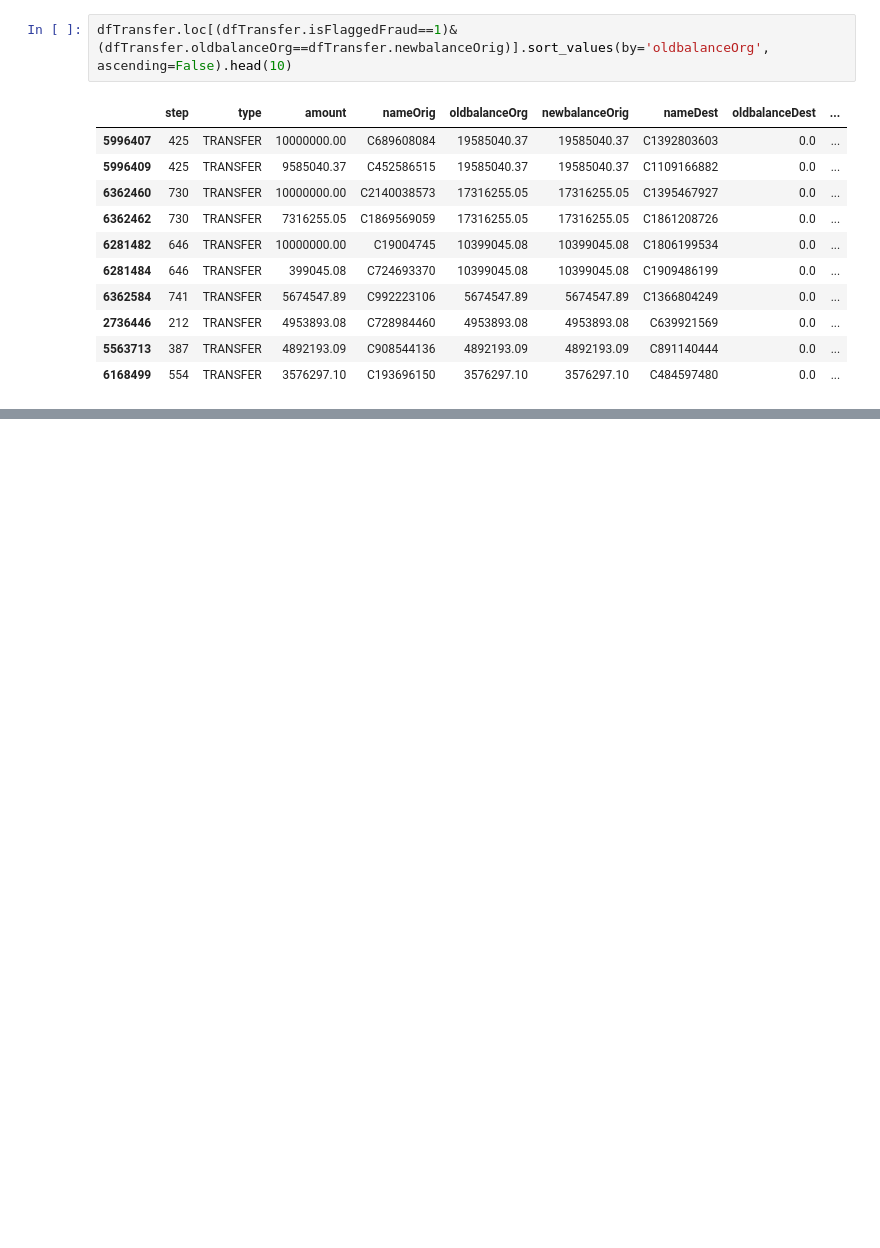
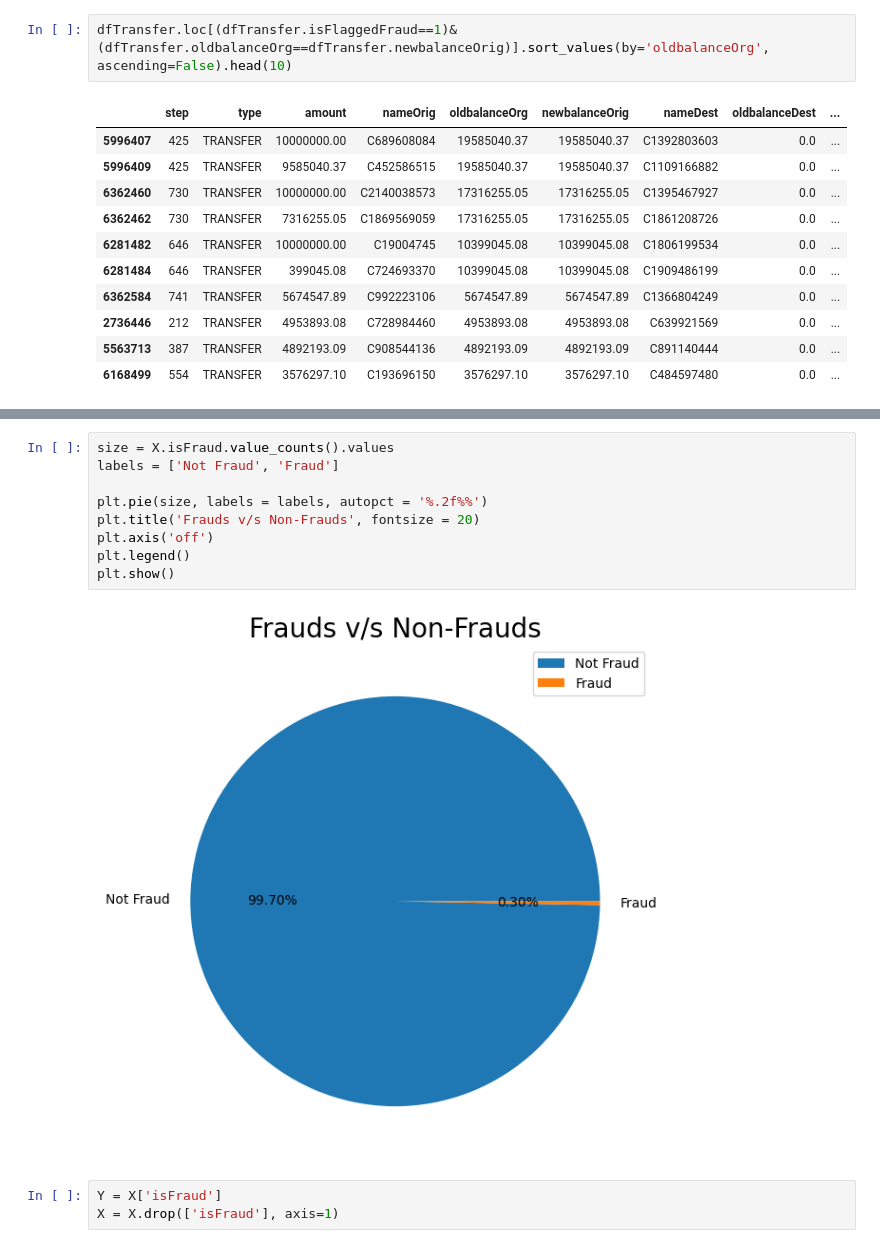
Before and after one commit to SaiVenkatesh007/Fraudulent-Transaction-Detection, a Jupyter notebook: code.ipynb, the cells around one changed output, grey strips where cells are left out. Saved outputs shown, nothing was run; the diff lists cells and outputs as text; blank space fills up the shorter version.

```diff
--- a/code.ipynb
+++ b/code.ipynb
@@ -289,0 +481,14 @@ dfTransfer.loc[(dfTransfer.isFlaggedFraud==1)&(dfTransfer.oldbalanceOrg==dfTrans
+# %%
+size = X.isFraud.value_counts().values
+labels = ['Not Fraud', 'Fraud']
+
+plt.pie(size, labels = labels, autopct = '%.2f%%')
+plt.title('Frauds v/s Non-Frauds', fontsize = 20)
+plt.axis('off')
+plt.legend()
+plt.show()
+# %% [output]
+[figure, added]
+# %%
+Y = X['isFraud']
+X = X.drop(['isFraud'], axis=1)
```
Also changed, not shown: parts of 75 cells of this notebook.
